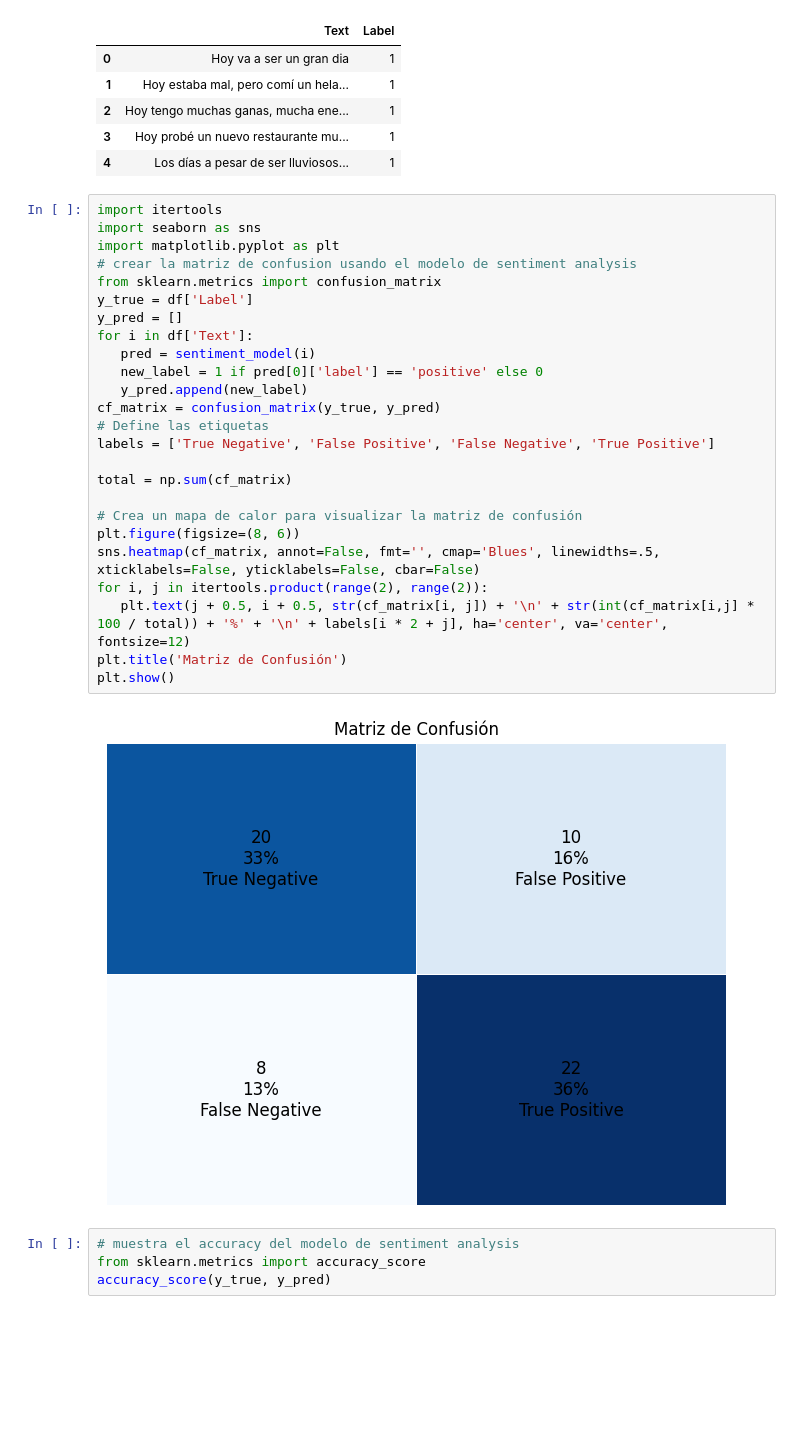
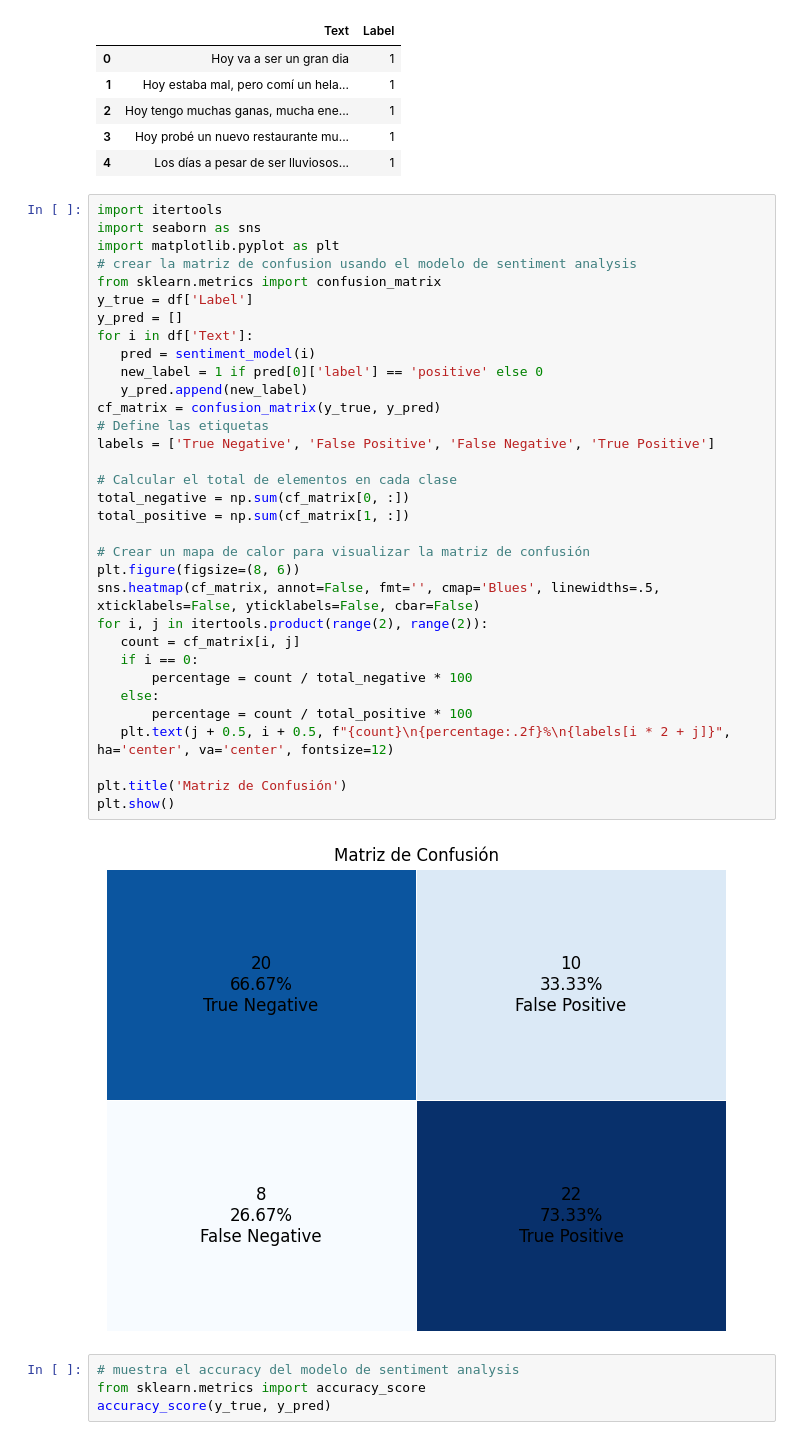
Before and after one commit to raulangelj/analisis_sentimientos_depresion, a Jupyter notebook: sentimientos.ipynb, the cells around one changed output. Saved outputs shown, nothing was run; the diff lists cells and outputs as text; blank space fills up the shorter version.

```diff
--- a/sentimientos.ipynb
+++ b/sentimientos.ipynb
@@ -373,30 +373,38 @@ df.head()
 # %%
 import itertools
 import seaborn as sns
 import matplotlib.pyplot as plt
 # crear la matriz de confusion usando el modelo de sentiment analysis
 from sklearn.metrics import confusion_matrix
 y_true = df['Label']
 y_pred = []
 for i in df['Text']:
    pred = sentiment_model(i)
    new_label = 1 if pred[0]['label'] == 'positive' else 0
    y_pred.append(new_label)
 cf_matrix = confusion_matrix(y_true, y_pred)
 # Define las etiquetas
 labels = ['True Negative', 'False Positive', 'False Negative', 'True Positive']
 
-total = np.sum(cf_matrix)
+# Calcular el total de elementos en cada clase
+total_negative = np.sum(cf_matrix[0, :])
+total_positive = np.sum(cf_matrix[1, :])
 
-# Crea un mapa de calor para visualizar la matriz de confusión
+# Crear un mapa de calor para visualizar la matriz de confusión
 plt.figure(figsize=(8, 6))
 sns.heatmap(cf_matrix, annot=False, fmt='', cmap='Blues', linewidths=.5, xticklabels=False, yticklabels=False, cbar=False)
 for i, j in itertools.product(range(2), range(2)):
-   plt.text(j + 0.5, i + 0.5, str(cf_matrix[i, j]) + '\n' + str(int(cf_matrix[i,j] * 100 / total)) + '%' + '\n' + labels[i * 2 + j], ha='center', va='center', fontsize=12)
+   count = cf_matrix[i, j]
+   if i == 0:
+       percentage = count / total_negative * 100
+   else:
+       percentage = count / total_positive * 100
+   plt.text(j + 0.5, i + 0.5, f"{count}\n{percentage:.2f}%\n{labels[i * 2 + j]}", ha='center', va='center', fontsize=12)
+
 plt.title('Matriz de Confusión')
 plt.show()
 # %% [output]
-[figure, old version]
+[figure, new version]
 # %%
 # muestra el accuracy del modelo de sentiment analysis
 from sklearn.metrics import accuracy_score
```
Also changed, not shown: parts of 2 cells of this notebook, 2 other files.
